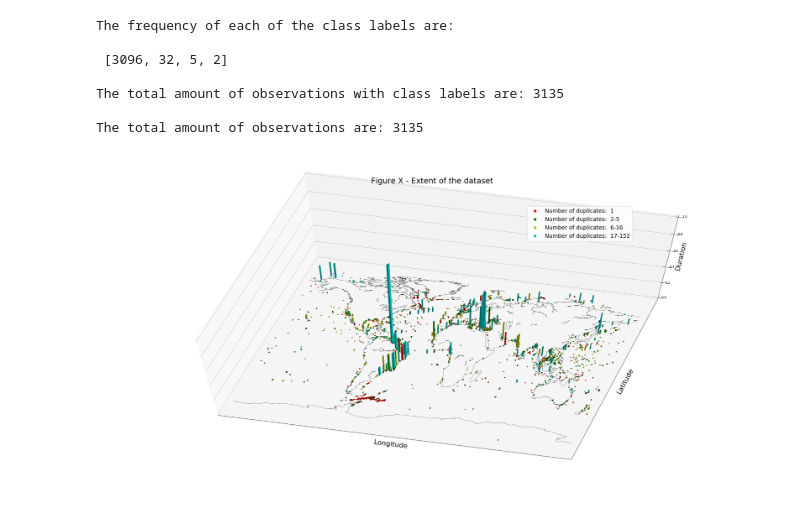
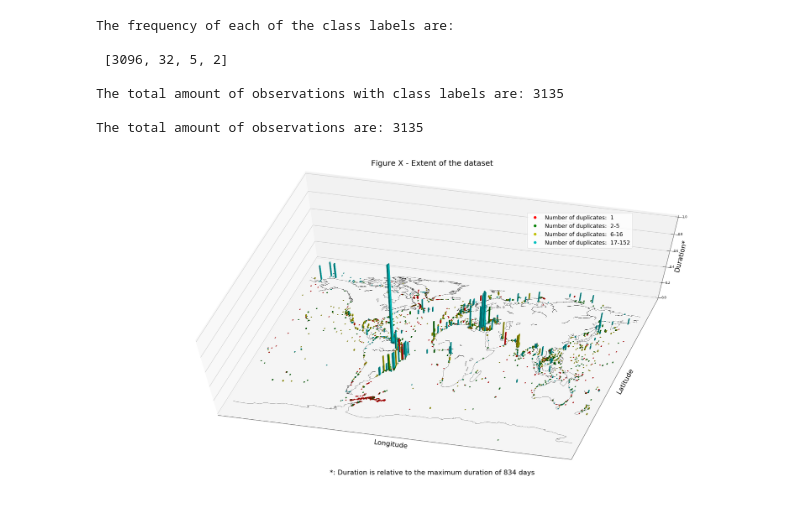
Before and after one commit to johnx25bd/navwarning-analysis, a Jupyter notebook: KLN code/5.CanIPlotBasemapNow.ipynb, the cells around one changed output. Drawn from its saved outputs; the diff is of its cells as text; code cells hidden in the pictures.

Commit message:
Updated graph

```diff
--- a/KLN code/5.CanIPlotBasemapNow.ipynb
+++ b/KLN code/5.CanIPlotBasemapNow.ipynb
@@ -278,34 +278,35 @@ x = reducedGeoMessages.CentroidCoor_X
 y = reducedGeoMessages.CentroidCoor_Y
 z = np.zeros(len(reducedGeoMessages.CentroidCoor_X))
 
 # Setting the size of the bar
 # dx/dy is the size of the square on the bar
 dx,dy = 1,1
 # dz is the height of the bar
 dz = absDays/max(absDays)
 
 ax.add_collection3d(map.drawcoastlines(linewidth=0.25))
 ax.bar3d(x,y,z,dx,dy,dz,color=colorLabelAlt)#,cmap=plt.colors.ListedColormap(colors)
 ax.set_xlabel('Longitude',fontsize=22)
 ax.set_ylabel('Latitude',fontsize=22)
-ax.set_zlabel('Duration',fontsize=22)
+ax.set_zlabel('Duration*',fontsize=22)
 #ax.set_title('Figure X - Extent of the dataset',fontsize = 25)
 ax.view_init(65,-75)
 
 legend_elements = [Line2D([0], [0], marker='o', color='w',
                           label=('Number of duplicates:  '+ str(int(group[0]))),markerfacecolor=colors[int(i)],
                           markersize=10) if len(group) < 2 else Line2D([0], [0], marker='o', color='w',
                           label=('Number of duplicates:  '+ str(group[0])+'-'+str(group[1])),markerfacecolor=colors[int(i)],
                           markersize=10) for i,group in enumerate(durationSpan)]
 
 #fig.suptitle('hej',fontsize=25)
-plt.legend(handles=legend_elements,bbox_to_anchor=(0.8, 0.85), loc=1, borderaxespad=0.,prop={"size":18})
+plt.legend(handles=legend_elements,bbox_to_anchor=(0.8, 0.83), loc=1, borderaxespad=0.,prop={"size":18})
 
 plt.subplots_adjust(top = 0.01, bottom = 0, right = 0.01, left = 0,
             hspace = 0, wspace = 0)
 plt.margins(0,0,0)
-plt.title('Figure X - Extent of the dataset',fontsize = 25,verticalalignment='center')
+plt.title('Figure X - Extent of the dataset',fontsize = 25,y=1.05)
+plt.suptitle('*: Duration is relative to the maximum duration of 834 days',fontsize = 22,y=0.28)
 plt.savefig('observations.png', bbox_inches = 'tight',pad_inches = 0,dpi = 100)
 #plt.show()
 # %% [output]
-[figure, old version]
+[figure, new version]
```
Also changed, not shown: parts of 2 cells of this notebook.
